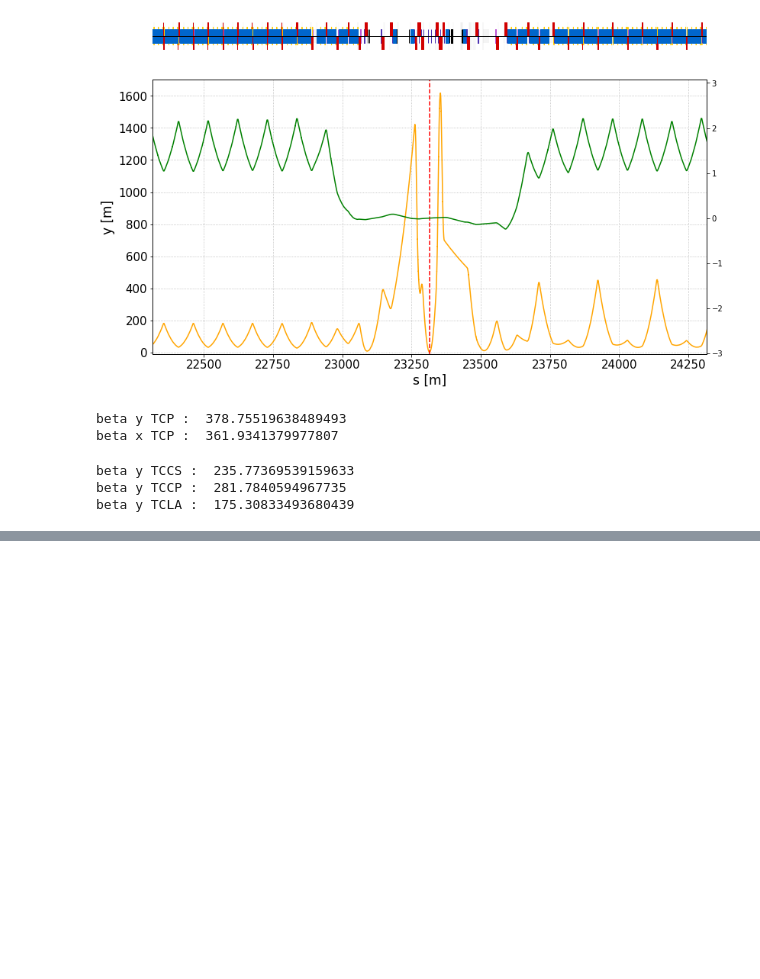
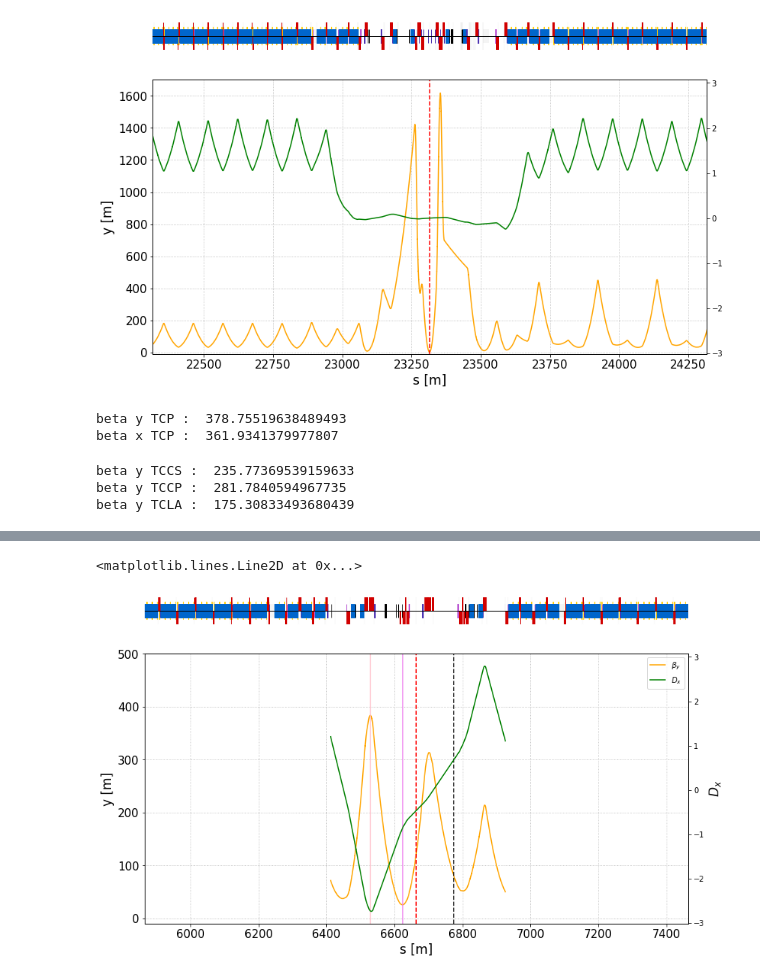
Before and after one commit to chiaramaccani/two_cryst_sim, a Jupyter notebook: Inspect_line.ipynb, the cells around one changed output, grey strips where cells are left out. Cells and saved outputs as stored; diff of their text form; code cells hidden in the pictures; blank space fills up the shorter version.

```diff
--- a/Inspect_line.ipynb
+++ b/Inspect_line.ipynb
@@ -692,0 +754,9 @@ beta y TCLA :  175.30833493680439
+# %%
+df = d
+fig, ax = plt.subplots(2, 1, gridspec_kw={'height_ratios': [0.1, 1]}, sharex=True, figsize=(13,8))
+plot_ip(IR3_s, ax,y_lim=500, beta='betx')
+ax[1].axvline(d.iloc[np.where(d['betx']==min(d['betx']))[0]]['s'].iloc[0], color='violet', linestyle='-', label='min')
+ax[1].axvline(d.iloc[np.where(d['betx']==max(d['betx']))[0]]['s'].iloc[0], color='pink', linestyle='-', label='max')
+# %% [output]
+<matplotlib.lines.Line2D at 0x...>
+[figure, added]
```
Also changed, not shown: parts of 31 cells of this notebook, 39 other files.
